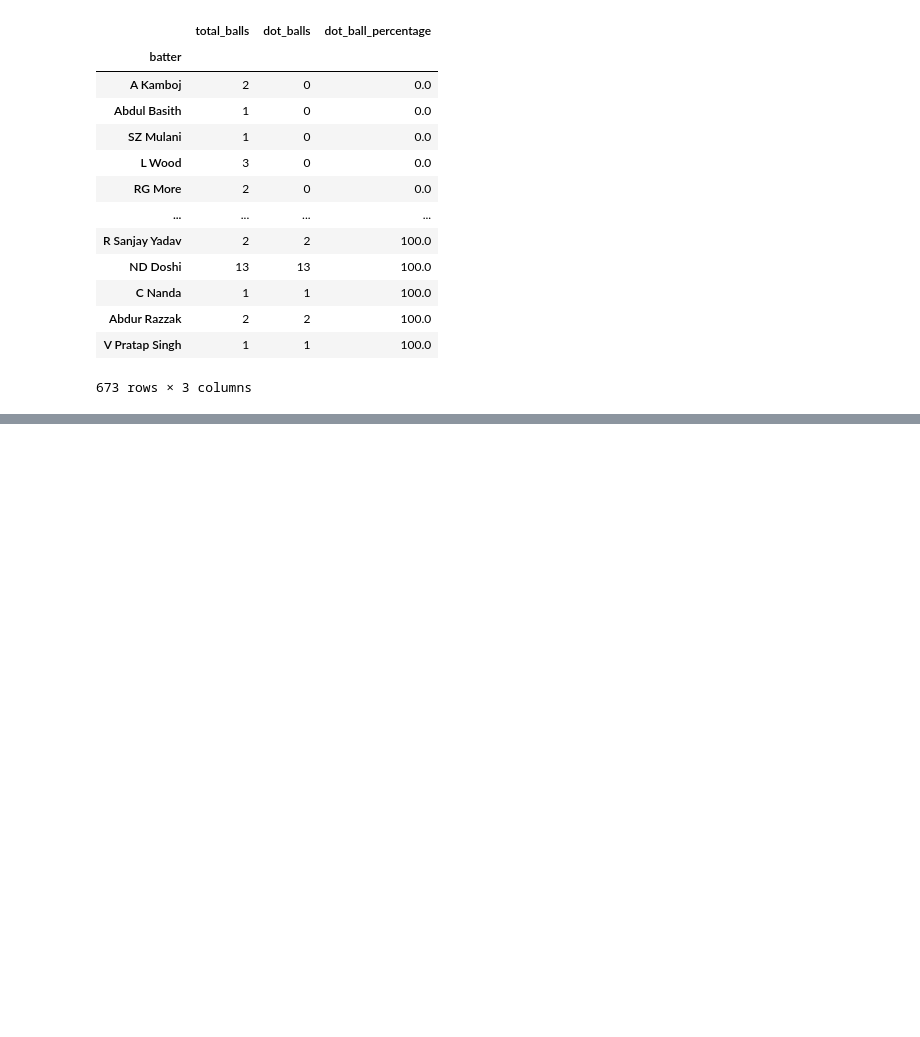
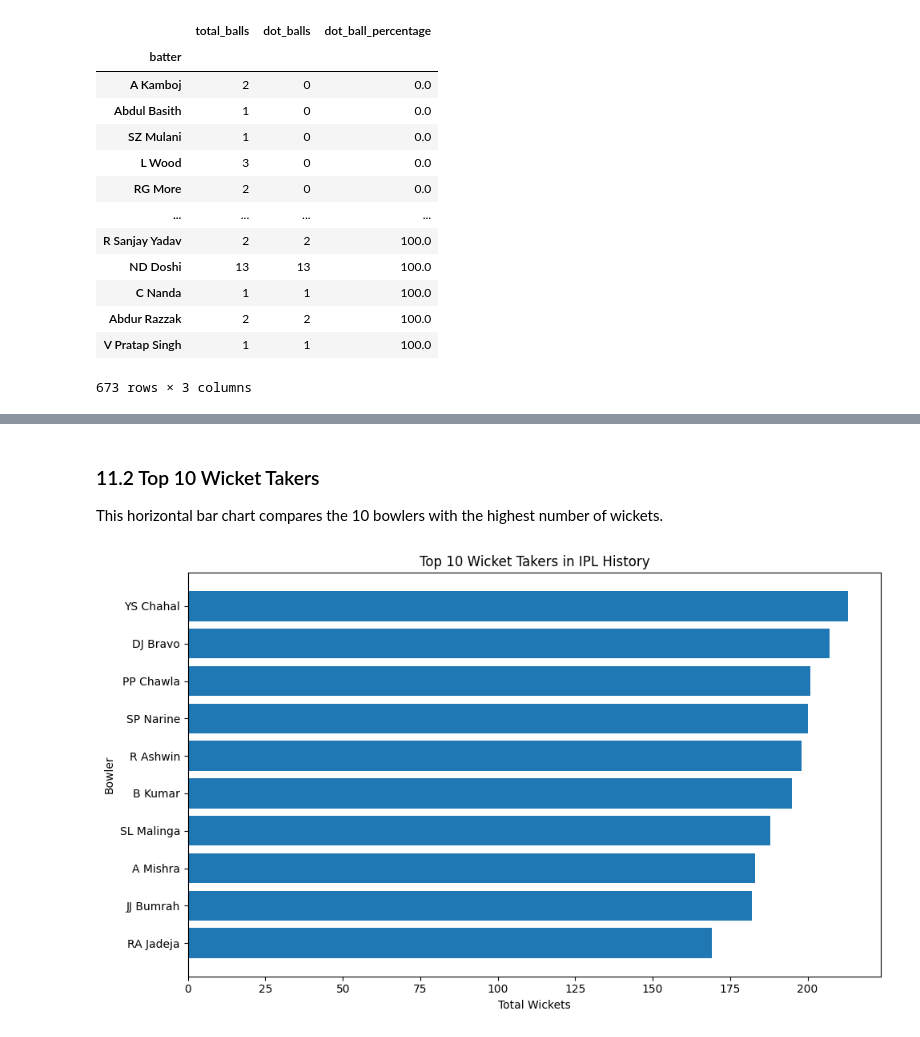
Before and after one commit to khalil-Gardiwal/ipl-data-analysis, a Jupyter notebook: notebooks/ipl-analysis.ipynb, the cells around one changed output, grey strips where cells are left out. Cells and saved outputs as stored; diff of their text form; code cells hidden in the pictures; blank space fills up the shorter version.

```diff
--- a/notebooks/ipl-analysis.ipynb
+++ b/notebooks/ipl-analysis.ipynb
@@ -2151,0 +2175,20 @@ dot_ball_percentage.sort_values(
+# %% [markdown]
+### 11.2 Top 10 Wicket Takers
+
+This horizontal bar chart compares the 10 bowlers with the highest number of wickets.
+# %%
+plt.figure(figsize=(10, 6))
+
+plt.barh(
+    top10_wicket_takers.index[::-1],
+    top10_wicket_takers.values[::-1]
+)
+
+plt.title("Top 10 Wicket Takers in IPL History")
+plt.xlabel("Total Wickets")
+plt.ylabel("Bowler")
+
+plt.tight_layout()
+plt.show()
+# %% [output]
+[figure, added]
```
Also changed, not shown: parts of 32 cells of this notebook.
